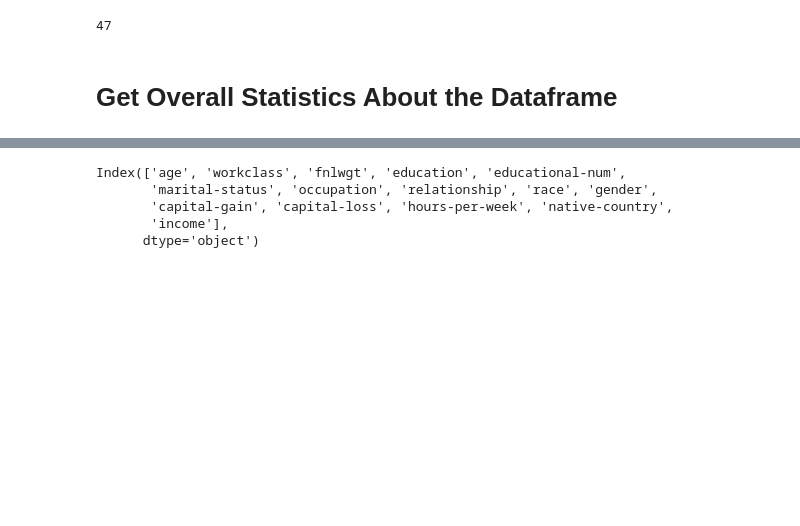
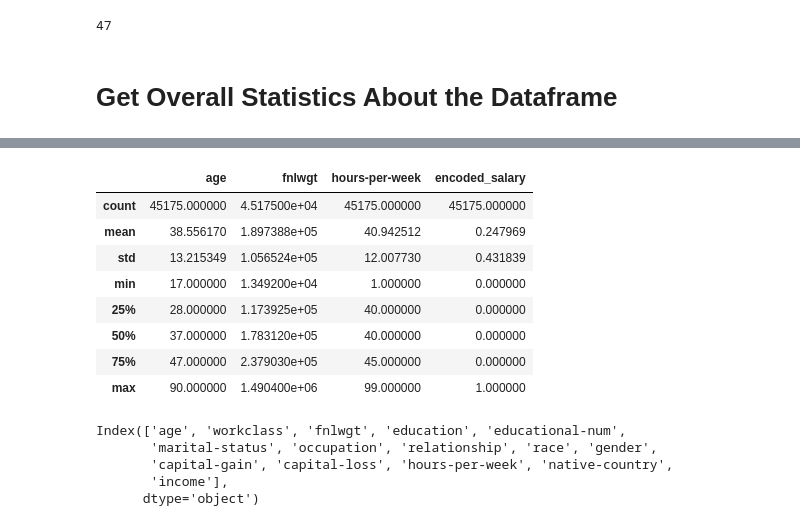
Before and after one commit to NALINI-B/DataAnalyst_Projects, a Jupyter notebook: Adult Demographic Dataset/Adult Demographic Dataset.ipynb, the cells around one changed output, grey strips where cells are left out. Drawn from its saved outputs; the diff is of its cells as text; code cells hidden in the pictures; blank space fills up the shorter version.

```diff
--- a/Adult Demographic Dataset/Adult Demographic Dataset.ipynb
+++ b/Adult Demographic Dataset/Adult Demographic Dataset.ipynb
@@ -341,3 +370,15 @@ df.describe(include='all')
+# %%
+df.describe() #By default describe gives numerical columns only
+# %% [output]
+|  | age | fnlwgt | hours-per-week | encoded_salary |
+| count | 45175.000000 | 4.517500e+04 | 45175.000000 | 45175.000000 |
+| mean | 38.556170 | 1.897388e+05 | 40.942512 | 0.247969 |
+| std | 13.215349 | 1.056524e+05 | 12.007730 | 0.431839 |
+| min | 17.000000 | 1.349200e+04 | 1.000000 | 0.000000 |
+| 25% | 28.000000 | 1.173925e+05 | 40.000000 | 0.000000 |
+| 50% | 37.000000 | 1.783120e+05 | 40.000000 | 0.000000 |
+| 75% | 47.000000 | 2.379030e+05 | 45.000000 | 0.000000 |
+| max | 90.000000 | 1.490400e+06 | 99.000000 | 1.000000 |
 # %%
 df.columns
 # %% [output]
```
Also changed, not shown: parts of 18 cells of this notebook.
